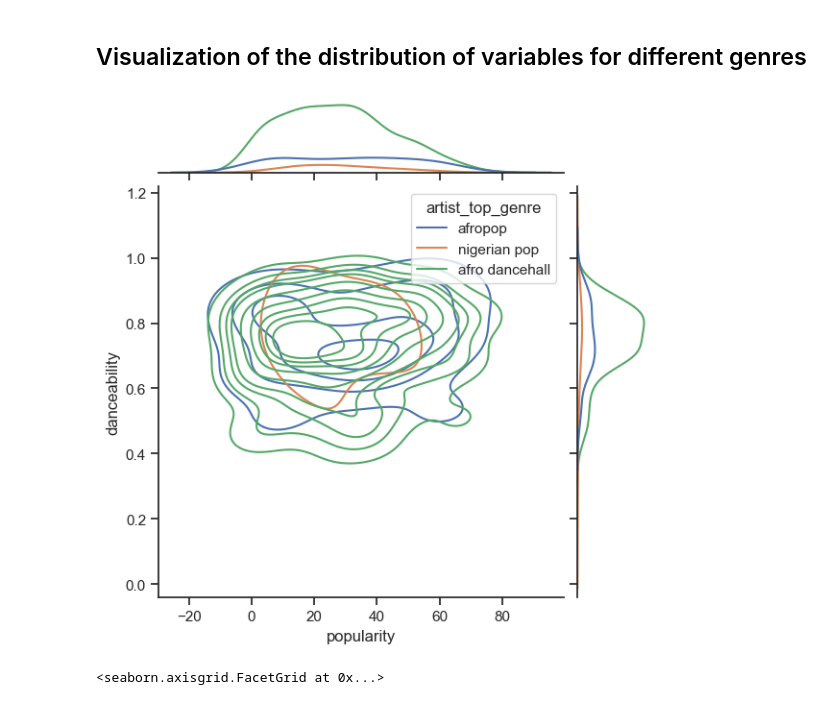
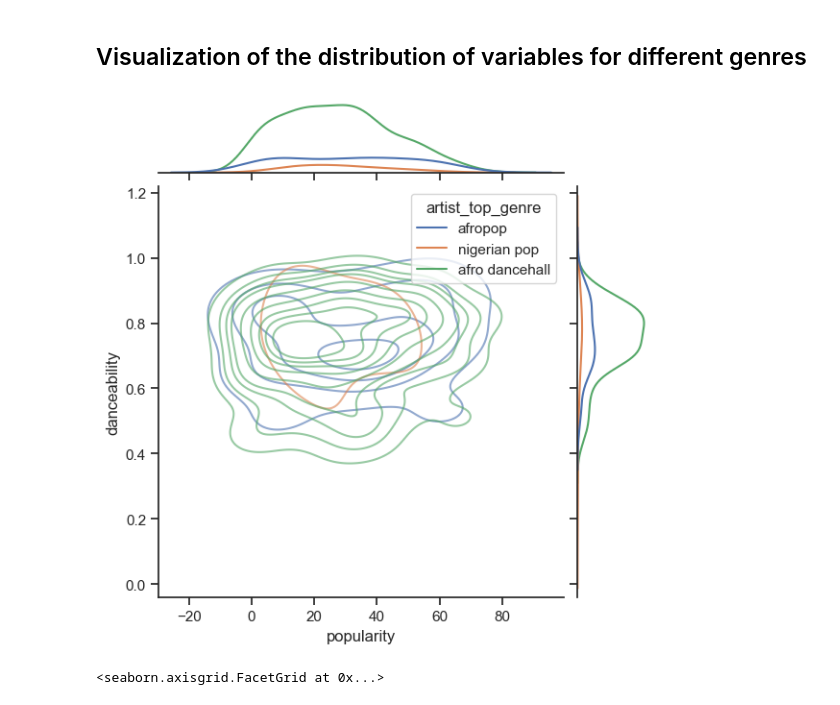
Before and after one commit to oscarbmo-redi/redi-ml, a Jupyter notebook: clustering/intro_to_clustering.ipynb, the cells around one changed output. Cells and saved outputs as stored; diff of their text form; code cells hidden in the pictures.

```diff
--- a/clustering/intro_to_clustering.ipynb
+++ b/clustering/intro_to_clustering.ipynb
@@ -117,13 +117,14 @@ sns.heatmap(corrmat, vmax=.8, square=True)
 # %%
 sns.set_theme(style="ticks")
 
 g = sns.jointplot(
     data=df,
     x="popularity", y="danceability", hue="artist_top_genre",
     kind="kde",
+    alpha=0.6
 )
 # %% [output]
-[figure, old version]
+[figure, new version]
 # %%
 sns.FacetGrid(df, hue="artist_top_genre") \
    .map(plt.scatter, "popularity", "danceability") \
```
Also changed, not shown: parts of 8 cells of this notebook.
